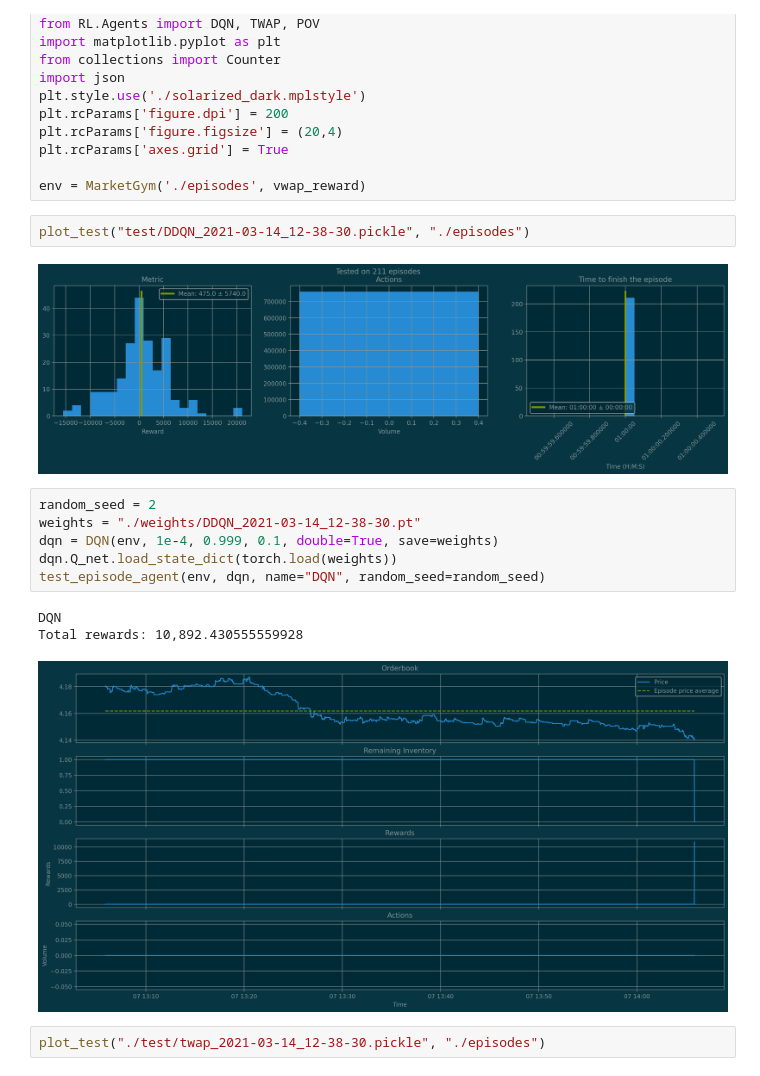
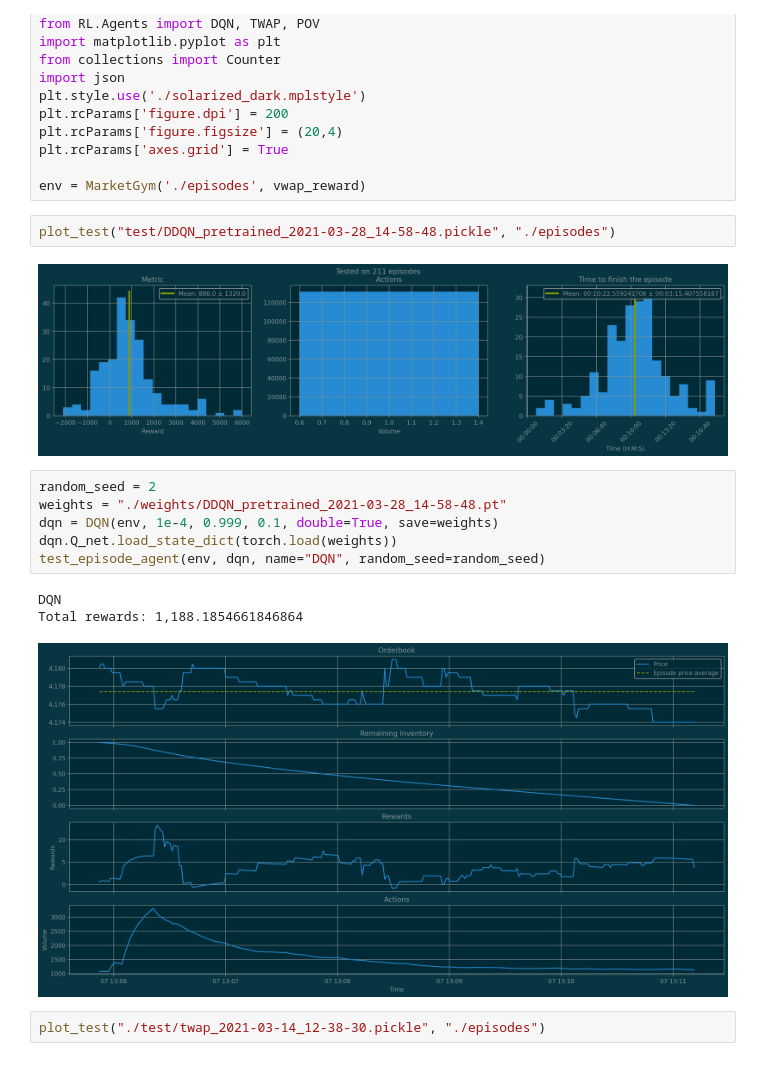
Before and after one commit to ifayost/BestExecutionRL, a Jupyter notebook: results.ipynb, the cells around one changed output. Saved outputs shown, nothing was run; the diff lists cells and outputs as text.

Commit message:
setup to retrain the pretrained DQN + plot_train_stats checkpoints mean

```diff
--- a/results.ipynb
+++ b/results.ipynb
@@ -16,19 +16,19 @@ plt.rcParams['axes.grid'] = True
 
 env = MarketGym('./episodes', vwap_reward)
 # %%
-plot_test("test/DDQN_2021-03-14_12-38-30.pickle", "./episodes")
+plot_test("test/DDQN_pretrained_2021-03-28_14-58-48.pickle", "./episodes")
 # %% [output]
-[figure, old version]
+[figure, new version]
 # %%
 random_seed = 2
-weights = "./weights/DDQN_2021-03-14_12-38-30.pt"
+weights = "./weights/DDQN_pretrained_2021-03-28_14-58-48.pt"
 dqn = DQN(env, 1e-4, 0.999, 0.1, double=True, save=weights)
 dqn.Q_net.load_state_dict(torch.load(weights))
 test_episode_agent(env, dqn, name="DQN", random_seed=random_seed)
 # %% [output]
 DQN
-Total rewards: 10,892.430555559928
+Total rewards: 1,188.1854661846864
-[figure, old version]
+[figure, new version]
 # %%
 plot_test("./test/twap_2021-03-14_12-38-30.pickle", "./episodes")
 # %% [output]
```
Also changed, not shown: 6 other files.
